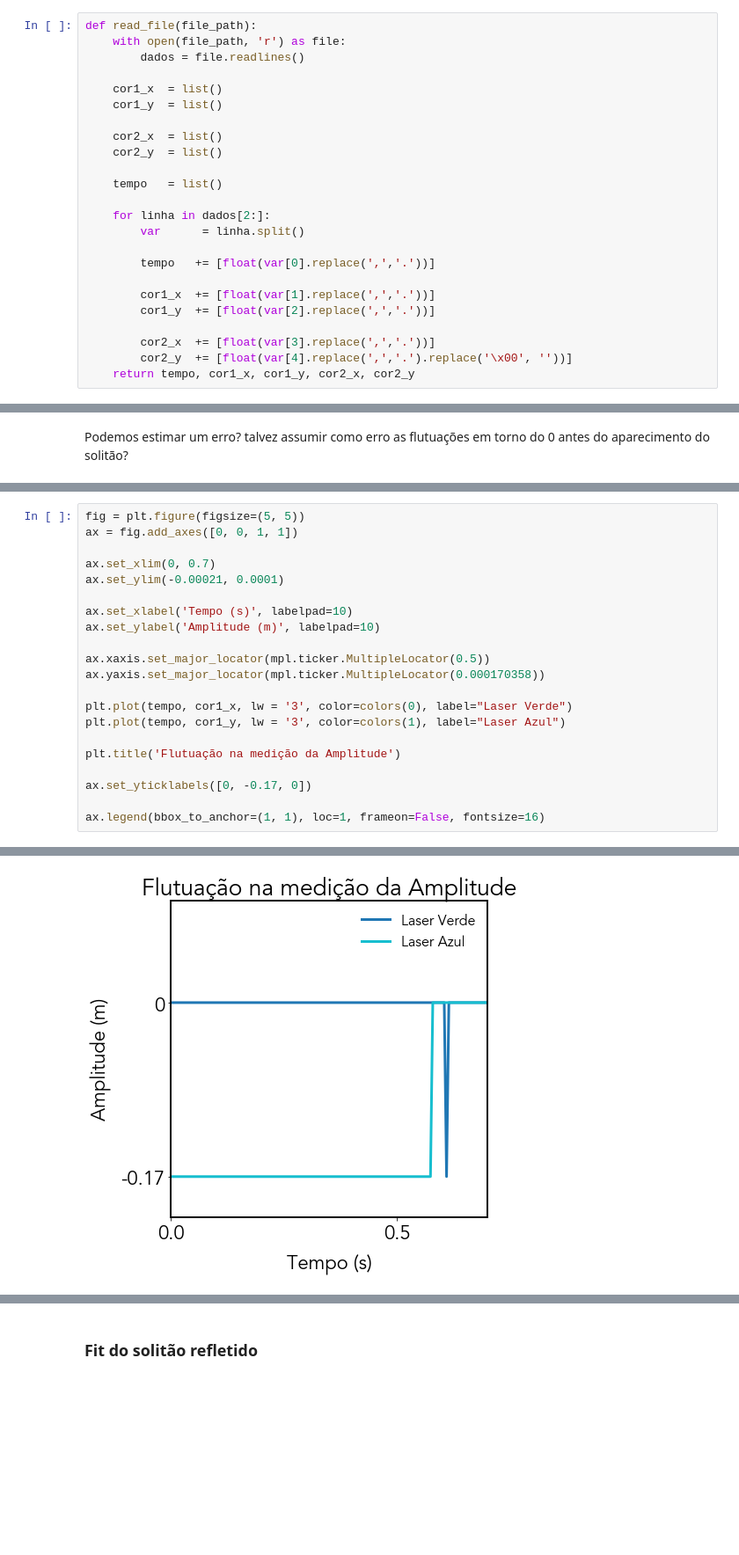
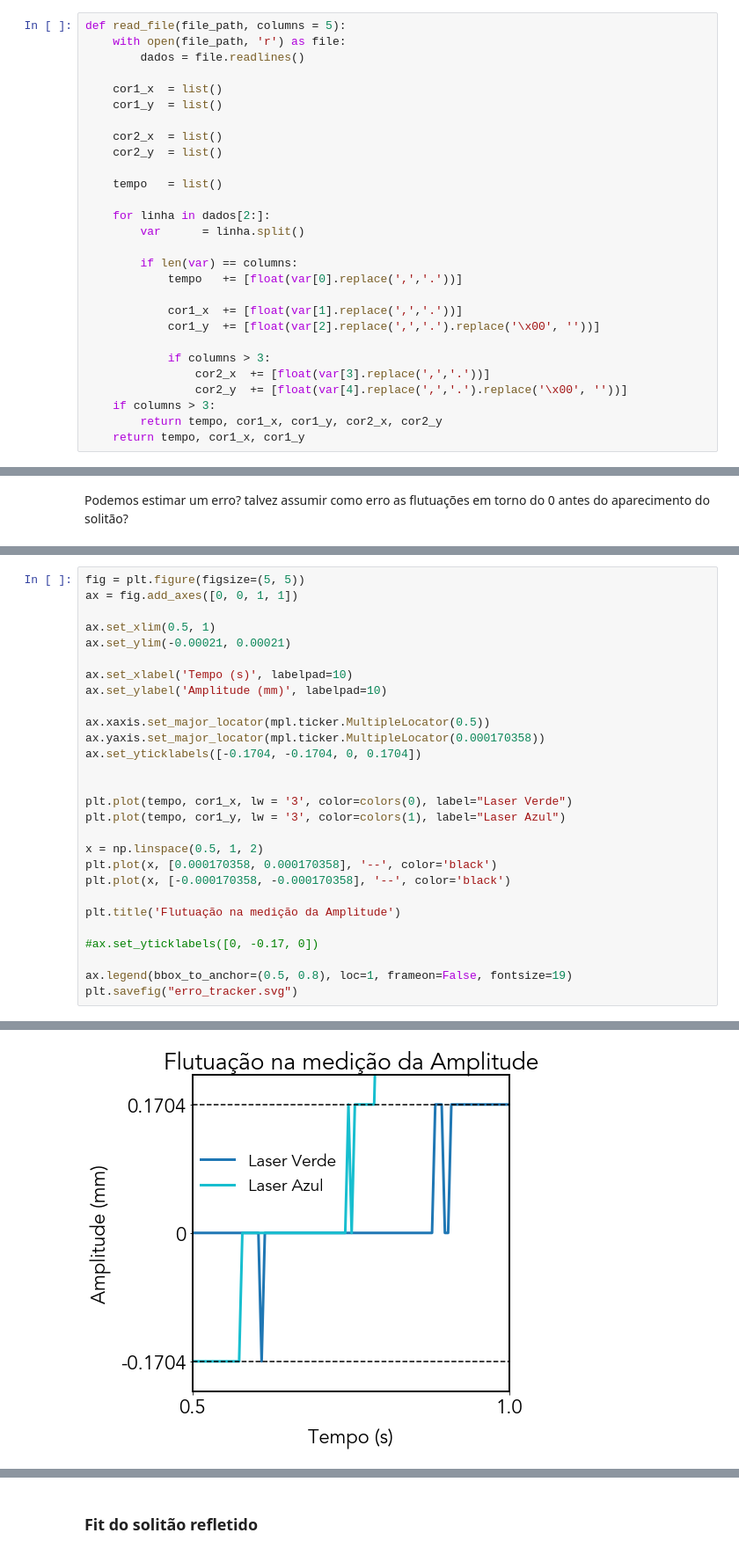
Before and after one commit to AthomsG/LFEA, a Jupyter notebook: Solitões/Solitões.ipynb, the cells around one changed output, grey strips where cells are left out. Shown at 88% size. Saved outputs shown, nothing was run; the diff lists cells and outputs as text; blank space fills up the shorter version.

```diff
--- a/Solitões/Solitões.ipynb
+++ b/Solitões/Solitões.ipynb
@@ -15,7 +15,7 @@ from scipy.optimize import fsolve
 # %% [markdown]
 Definem-se as funções auxiliares
 # %%
-def read_file(file_path):
+def read_file(file_path, columns = 5):
     with open(file_path, 'r') as file:
         dados = file.readlines()
 
@@ -30,14 +30,18 @@ def read_file(file_path):
     for linha in dados[2:]:
         var      = linha.split()
 
-        tempo   += [float(var[0].replace(',','.'))]
+        if len(var) == columns:
+            tempo   += [float(var[0].replace(',','.'))]
 
-        cor1_x  += [float(var[1].replace(',','.'))]
-        cor1_y  += [float(var[2].replace(',','.'))]
+            cor1_x  += [float(var[1].replace(',','.'))]
+            cor1_y  += [float(var[2].replace(',','.').replace('\x00', ''))]
 
-        cor2_x  += [float(var[3].replace(',','.'))]
-        cor2_y  += [float(var[4].replace(',','.').replace('\x00', ''))]
-    return tempo, cor1_x, cor1_y, cor2_x, cor2_y
+            if columns > 3:
+                cor2_x  += [float(var[3].replace(',','.'))]
+                cor2_y  += [float(var[4].replace(',','.').replace('\x00', ''))]
+    if columns > 3:
+        return tempo, cor1_x, cor1_y, cor2_x, cor2_y
+    return tempo, cor1_x, cor1_y
 # %%
 def chi_sq(obs, exp, err):
     soma = 0
@@ -177,21 +207,28 @@ for i in cor1_x:
 fig = plt.figure(figsize=(5, 5))
 ax = fig.add_axes([0, 0, 1, 1])
 
-ax.set_xlim(0, 0.7)
-ax.set_ylim(-0.00021, 0.0001)
+ax.set_xlim(0.5, 1)
+ax.set_ylim(-0.00021, 0.00021)
 
 ax.set_xlabel('Tempo (s)', labelpad=10)
-ax.set_ylabel('Amplitude (m)', labelpad=10)
+ax.set_ylabel('Amplitude (mm)', labelpad=10)
 
 ax.xaxis.set_major_locator(mpl.ticker.MultipleLocator(0.5))
 ax.yaxis.set_major_locator(mpl.ticker.MultipleLocator(0.000170358))
+ax.set_yticklabels([-0.1704, -0.1704, 0, 0.1704])
+
 
 plt.plot(tempo, cor1_x, lw = '3', color=colors(0), label="Laser Verde")
 plt.plot(tempo, cor1_y, lw = '3', color=colors(1), label="Laser Azul")
 
+x = np.linspace(0.5, 1, 2)
+plt.plot(x, [0.000170358, 0.000170358], '--', color='black')
+plt.plot(x, [-0.000170358, -0.000170358], '--', color='black')
+
 plt.title('Flutuação na medição da Amplitude')
 
-ax.set_yticklabels([0, -0.17, 0])
+#ax.set_yticklabels([0, -0.17, 0])
 
-ax.legend(bbox_to_anchor=(1, 1), loc=1, frameon=False, fontsize=16)
+ax.legend(bbox_to_anchor=(0.5, 0.8), loc=1, frameon=False, fontsize=19)
+plt.savefig("erro_tracker.svg")
 # %% [output]
@@ -199,2 +235,2 @@ ax.legend(bbox_to_anchor=(1, 1), loc=1, frameon=False, fontsize=16)
-[figure, old version]
+[figure, new version]
 # %%
```
Also changed, not shown: parts of 55 cells of this notebook.
